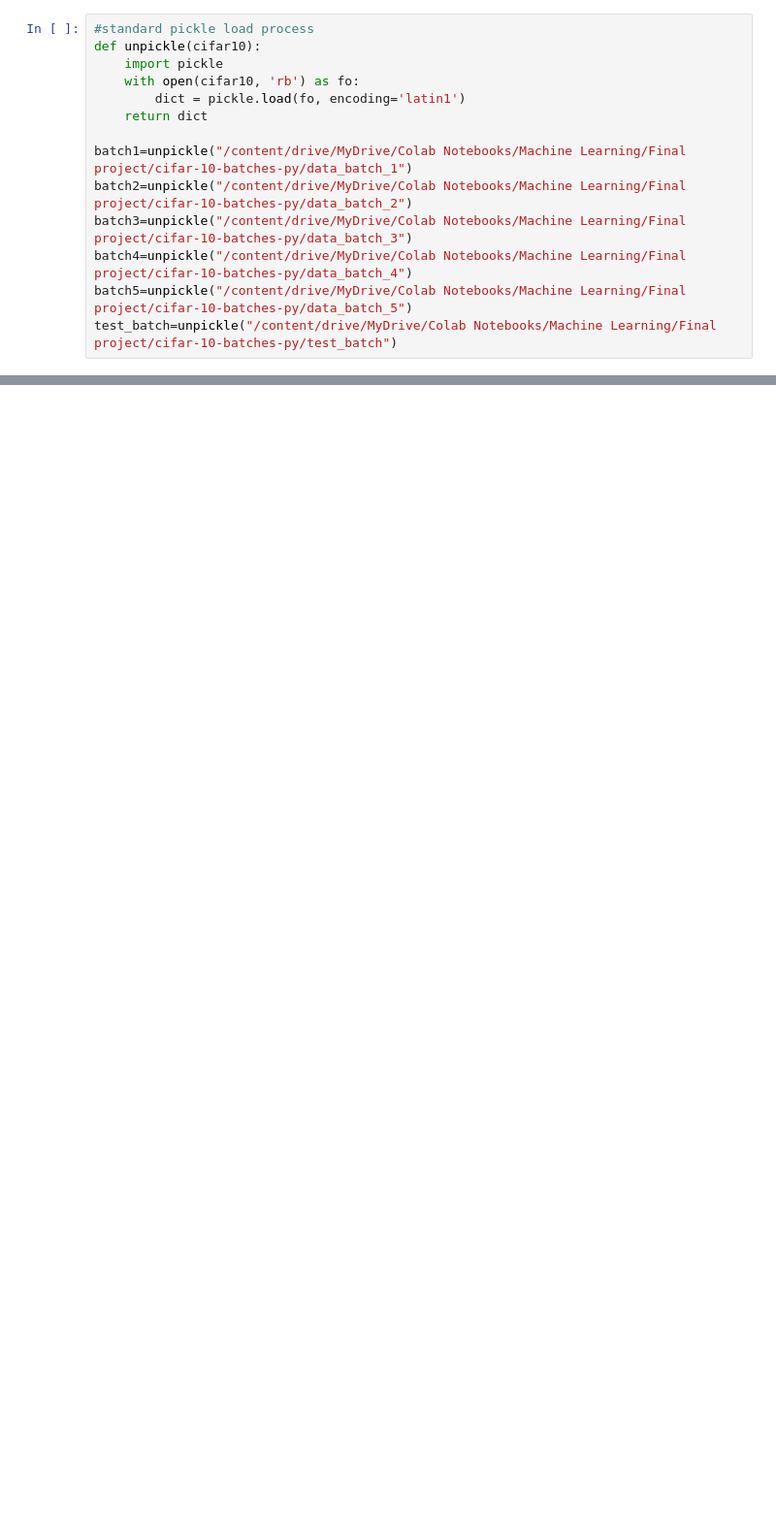
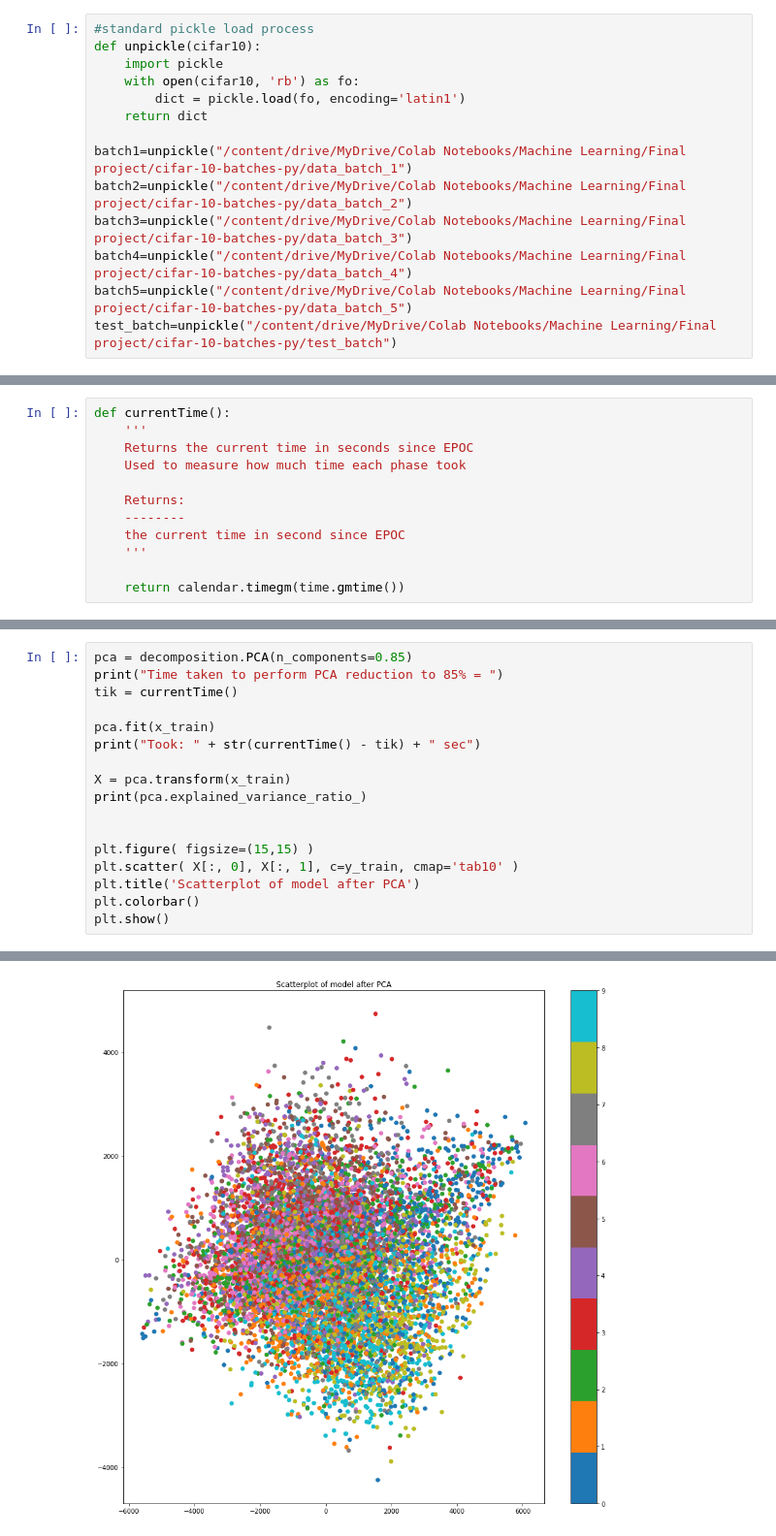
Before and after one commit to EmilyCY/CIFAR10-Image-Classification, a Jupyter notebook: Simple_2_SVM.ipynb, the cells around one changed output, grey strips where cells are left out. Shown at 97% size. Drawn from its saved outputs; the diff is of its cells as text; blank space fills up the shorter version.

```diff
--- a/Simple_2_SVM.ipynb
+++ b/Simple_2_SVM.ipynb
@@ -95,0 +113,12 @@ KeyError: ignored
+# %%
+def currentTime():
+    '''
+    Returns the current time in seconds since EPOC
+    Used to measure how much time each phase took
+
+    Returns:
+    --------
+    the current time in second since EPOC
+    '''
+
+    return calendar.timegm(time.gmtime())
@@ -95,0 +181,18 @@ KeyError: ignored
+# %%
+pca = decomposition.PCA(n_components=0.85)
+print("Time taken to perform PCA reduction to 85% = ")
+tik = currentTime()
+
+pca.fit(x_train)
+print("Took: " + str(currentTime() - tik) + " sec")
+
+X = pca.transform(x_train)
+print(pca.explained_variance_ratio_)
+
+
+plt.figure( figsize=(15,15) )
+plt.scatter( X[:, 0], X[:, 1], c=y_train, cmap='tab10' )
+plt.title('Scatterplot of model after PCA')
+plt.colorbar()
+plt.show()
+# %% [output]
@@ -95,0 +210 @@ KeyError: ignored
+[figure, added]
```
Also changed, not shown: parts of 76 cells of this notebook.
